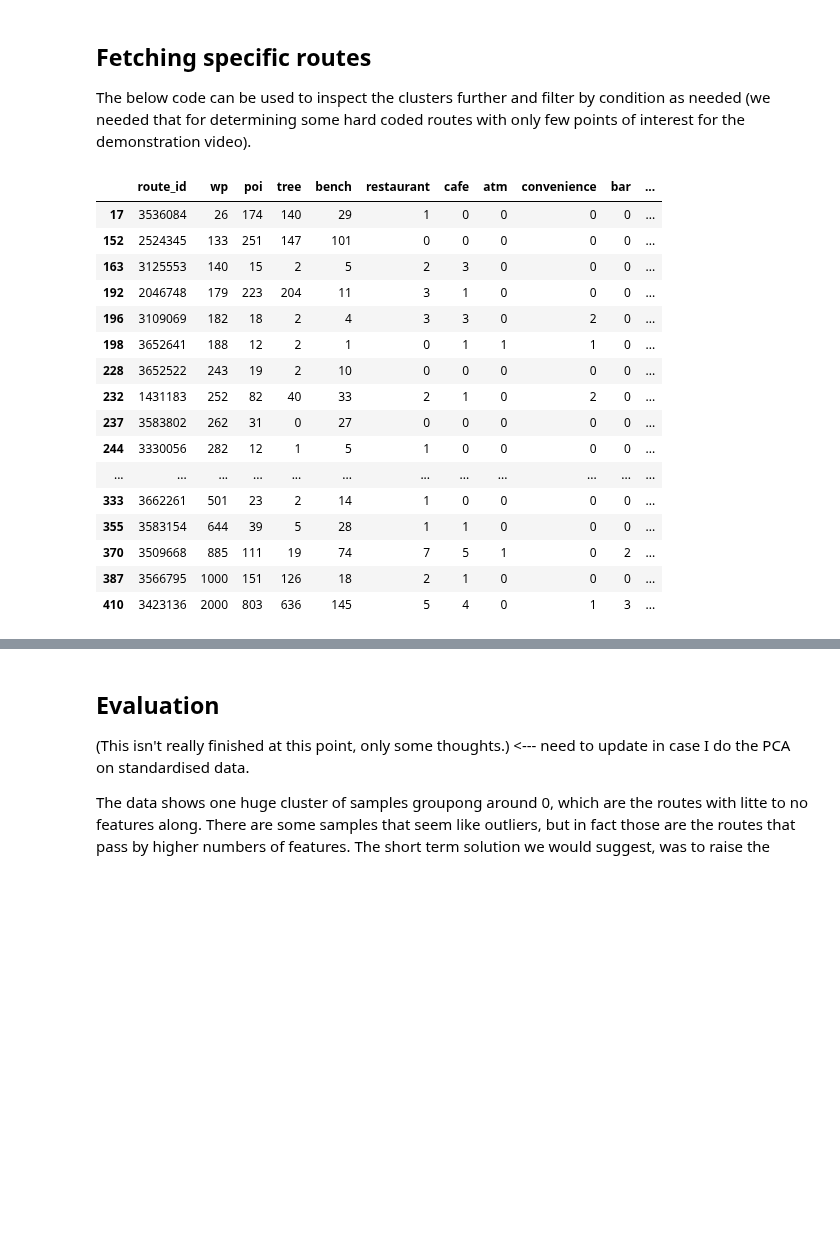
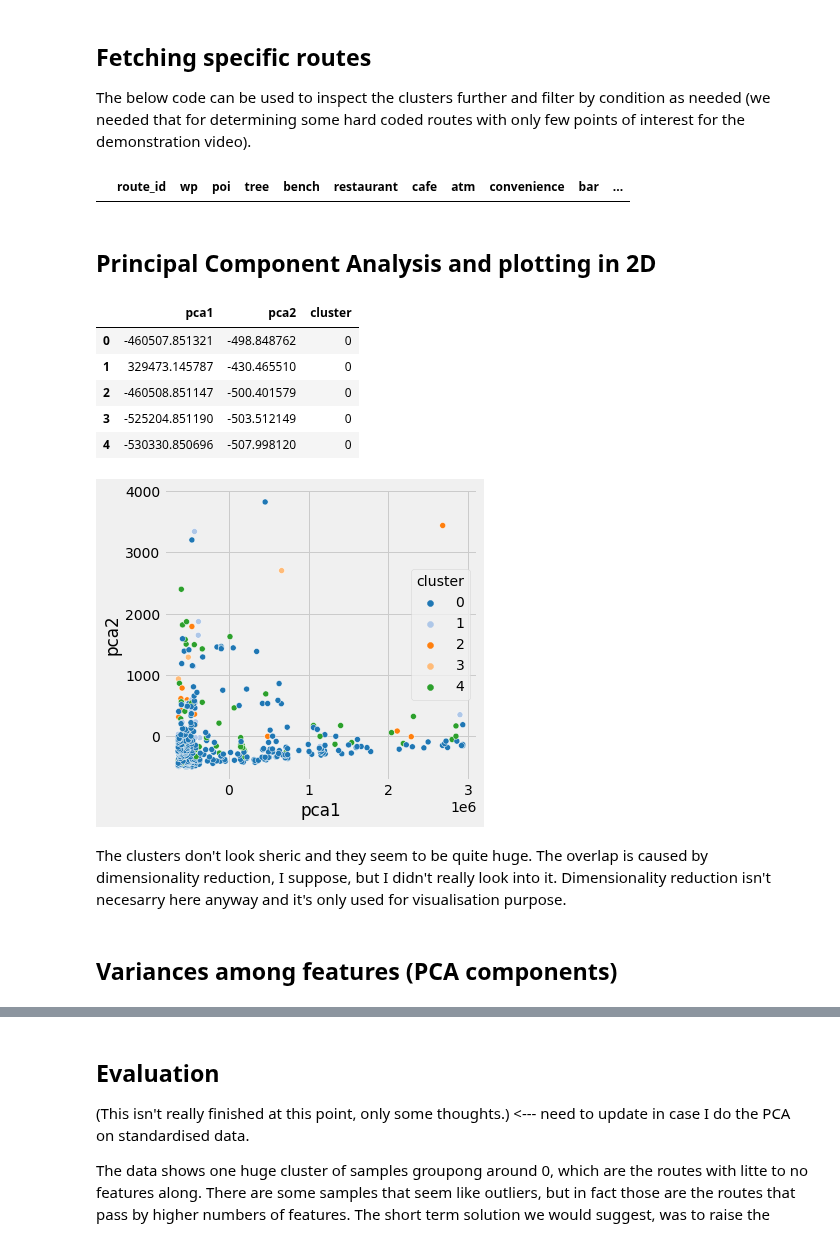
Before and after one commit to TechLabs-Berlin/wt21-way-to-go, a Jupyter notebook: machine_learning/KMeans_poicount_data.ipynb, the cells around one changed output, grey strips where cells are left out. Saved outputs shown, nothing was run; the diff lists cells and outputs as text; code cells hidden in the pictures; blank space fills up the shorter version.

```diff
--- a/machine_learning/KMeans_poicount_data.ipynb
+++ b/machine_learning/KMeans_poicount_data.ipynb
@@ -472,25 +380,38 @@ df_poicount.rename(columns={"wp_count": "wp", "poi_count": "poi", "tree_count":
 df_clustered = df_poicount.join(df_right)
 # %%
 # getting information for certain clusters
-condition1 = df_clustered['cluster'] == 0 # number of cluster
+condition1 = df_clustered['cluster'] == 5 # number of cluster
 condition2 = df_clustered['poi'] < 200
 condition3 = df_clustered['poi'] > 10
 df_clustered[condition1 & condition2 & condition3]
 # %% [output]
 |  | route_id | wp | poi | tree | bench | restaurant | cafe | atm | convenience | bar | ... |
-| 17 | 3536084 | 26 | 174 | 140 | 29 | 1 | 0 | 0 | 0 | 0 | ... |
-| 152 | 2524345 | 133 | 251 | 147 | 101 | 0 | 0 | 0 | 0 | 0 | ... |
-| 163 | 3125553 | 140 | 15 | 2 | 5 | 2 | 3 | 0 | 0 | 0 | ... |
-| 192 | 2046748 | 179 | 223 | 204 | 11 | 3 | 1 | 0 | 0 | 0 | ... |
-| 196 | 3109069 | 182 | 18 | 2 | 4 | 3 | 3 | 0 | 2 | 0 | ... |
-| 198 | 3652641 | 188 | 12 | 2 | 1 | 0 | 1 | 1 | 1 | 0 | ... |
-| 228 | 3652522 | 243 | 19 | 2 | 10 | 0 | 0 | 0 | 0 | 0 | ... |
-| 232 | 1431183 | 252 | 82 | 40 | 33 | 2 | 1 | 0 | 2 | 0 | ... |
-| 237 | 3583802 | 262 | 31 | 0 | 27 | 0 | 0 | 0 | 0 | 0 | ... |
-| 244 | 3330056 | 282 | 12 | 1 | 5 | 1 | 0 | 0 | 0 | 0 | ... |
-| ... | ... | ... | ... | ... | ... | ... | ... | ... | ... | ... | ... |
-| 333 | 3662261 | 501 | 23 | 2 | 14 | 1 | 0 | 0 | 0 | 0 | ... |
-| 355 | 3583154 | 644 | 39 | 5 | 28 | 1 | 1 | 0 | 0 | 0 | ... |
-| 370 | 3509668 | 885 | 111 | 19 | 74 | 7 | 5 | 1 | 0 | 2 | ... |
-| 387 | 3566795 | 1000 | 151 | 126 | 18 | 2 | 1 | 0 | 0 | 0 | ... |
-| 410 | 3423136 | 2000 | 803 | 636 | 145 | 5 | 4 | 0 | 1 | 3 | ... |
+# %% [markdown]
+Principal Component Analysis and plotting in 2D
+-----------------------
+# %%
+# Principal Component Analysis
+pca = PCA(n_components=2)
+principal_comp = pca.fit_transform(df_poistand)
+pca_df = pd.DataFrame(data=principal_comp,columns=['pca1','pca2'])
+pca_df = pd.concat([pca_df,pd.DataFrame({'cluster':label})],axis=1)
+pca_df.head()
+# %% [output]
+|  | pca1 | pca2 | cluster |
+| 0 | -460507.851321 | -498.848762 | 0 |
+| 1 | 329473.145787 | -430.465510 | 0 |
+| 2 | -460508.851147 | -500.401579 | 0 |
+| 3 | -525204.851190 | -503.512149 | 0 |
+| 4 | -530330.850696 | -507.998120 | 0 |
+# %%
+# Scatterplot of our clusters, reduced to two dimensions
+plt.figure(figsize=(5,5))
+ax= sns.scatterplot(x='pca1', y='pca2', hue='cluster', data=pca_df, palette='tab20')
+plt.show()
+# %% [output]
+[figure, added]
+# %% [markdown]
+The clusters don't look sheric and they seem to be quite huge. The overlap is caused by dimensionality reduction, I suppose, but I didn't really look into it. Dimensionality reduction isn't necesarry here anyway and it's only used for visualisation purpose.
+# %% [markdown]
+Variances among features (PCA components)
+-----
```
Also changed, not shown: parts of 46 cells of this notebook.
